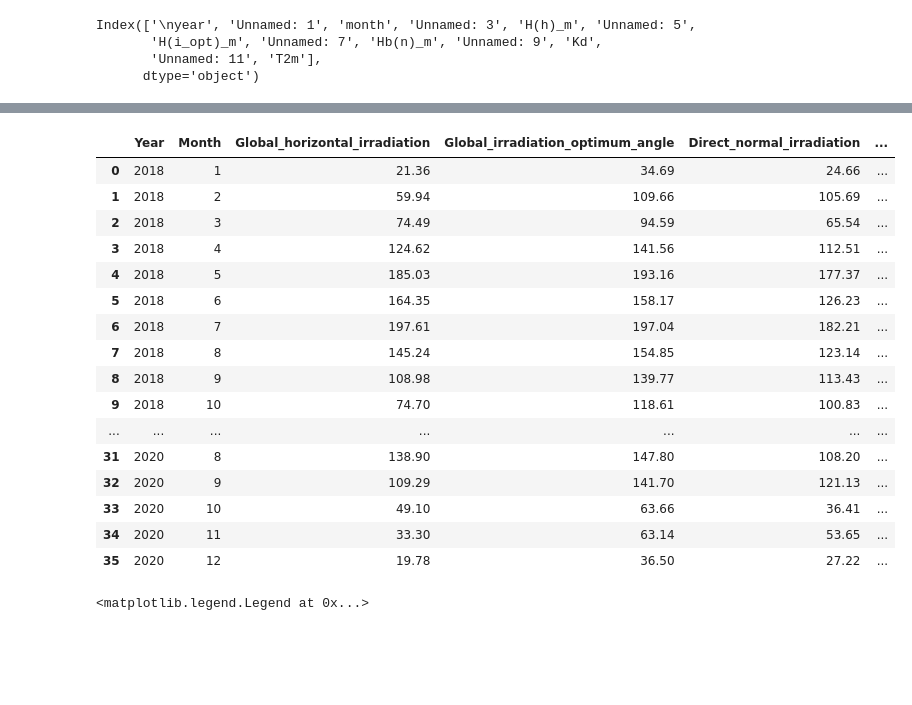
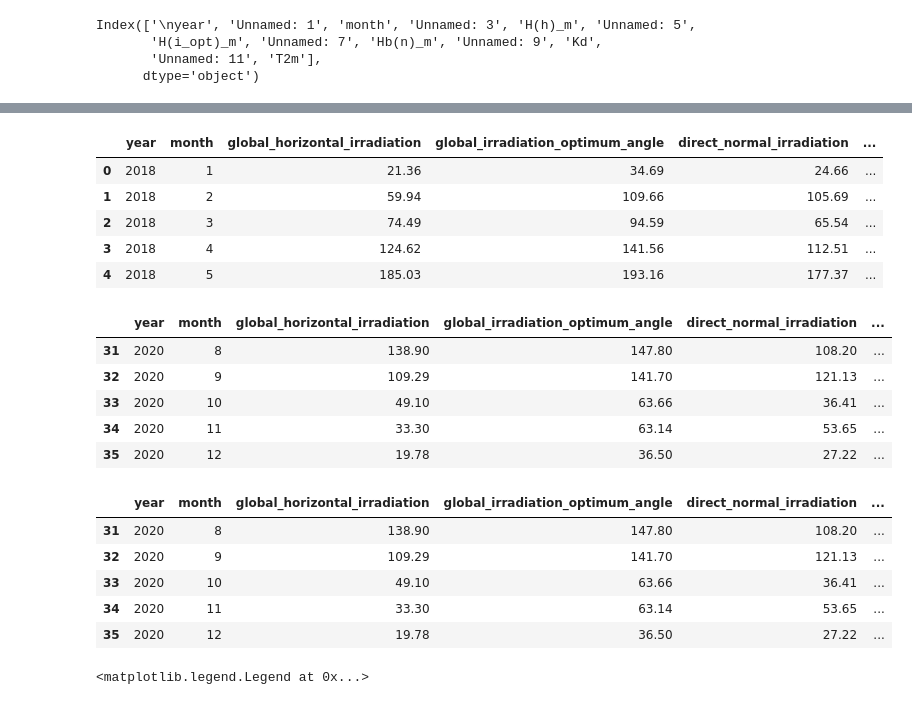
Before and after one commit to PalaDean/PortfolioProjects, a Jupyter notebook: Solar thermal for residential buildings.ipynb, the cells around one changed output, grey strips where cells are left out. Saved outputs shown, nothing was run; the diff lists cells and outputs as text; code cells hidden in the pictures; blank space fills up the shorter version.

```diff
--- a/Solar thermal for residential buildings.ipynb
+++ b/Solar thermal for residential buildings.ipynb
@@ -58,10 +50,11 @@ brussels_df
 # %%
-brussels_df = brussels_df.rename(columns = {'\nyear' : 'Year',
-                                            'month' : 'Month',
-                                            'H(h)_m' : 'Global_horizontal_irradiation',
-                                            'H(i_opt)_m' : 'Global_irradiation_optimum_angle',
-                                            'Hb(n)_m' : 'Direct_normal_irradiation',
-                                            'Kd' : 'Diffuse_Global_ratio',
-                                            'T2m' : 'Outdoor_temperature'
+brussels_df = brussels_df.rename(columns = {'\nyear' : 'year',
+                                            'month' : 'month',
+                                            'H(h)_m' : 'global_horizontal_irradiation',
+                                            'H(i_opt)_m' : 'global_irradiation_optimum_angle',
+                                            'Hb(n)_m' : 'direct_normal_irradiation',
+                                            'Kd' : 'diffuse_global_ratio',
+                                            'T2m' : 'outdoor_temperature'
                                            }
                                 )
+brussels_df.head()
@@ -89,4 +68,5 @@ brussels_df
 # %%
-brussels_df['Year'] = brussels_df['Year'].str.replace('\n', '', regex=False)
+brussels_df['year'] = brussels_df['year'].str.replace('\n', '', regex=False)
+brussels_df = brussels_df[:36]
 brussels_df
 # %% [output]
@@ -129,9 +109,9 @@ def month_converter(month):
     months = ['Jan', 'Feb', 'Mar', 'Apr', 'May', 'Jun', 'Jul', 'Aug', 'Sep', 'Oct', 'Nov', 'Dec']
     return months.index(month) + 1
 # %%
-brussels_df['Month'] = brussels_df['Month'].apply(month_converter)
+brussels_df['month'] = brussels_df['month'].apply(month_converter)
 # %%
-brussels_df['Year'] = pd.to_numeric(brussels_df['Year'])
+brussels_df['year'] = pd.to_numeric(brussels_df['year'])
 # %%
 brussels_df.info()
 # %% [output]
@@ -150,26 +130,47 @@ Data columns (total 7 columns):
 dtypes: float64(5), int64(2)
 memory usage: 2.1 KB
 # %%
-brussels_df['Date'] = pd.to_datetime(brussels_df[['Year', 'Month']].assign(day=1))
-brussels_df
+brussels_df['date'] = pd.to_datetime(brussels_df[['year', 'month']].assign(day=1)).dt.date
+brussels_df.head()
 # %% [output]
-|  | Year | Month | Global_horizontal_irradiation | Global_irradiation_optimum_angle | Direct_normal_irradiation | ... |
+|  | year | month | global_horizontal_irradiation | global_irradiation_optimum_angle | direct_normal_irradiation | ... |
 | 0 | 2018 | 1 | 21.36 | 34.69 | 24.66 | ... |
 | 1 | 2018 | 2 | 59.94 | 109.66 | 105.69 | ... |
 | 2 | 2018 | 3 | 74.49 | 94.59 | 65.54 | ... |
 | 3 | 2018 | 4 | 124.62 | 141.56 | 112.51 | ... |
 | 4 | 2018 | 5 | 185.03 | 193.16 | 177.37 | ... |
-| 5 | 2018 | 6 | 164.35 | 158.17 | 126.23 | ... |
-| 6 | 2018 | 7 | 197.61 | 197.04 | 182.21 | ... |
-| 7 | 2018 | 8 | 145.24 | 154.85 | 123.14 | ... |
-| 8 | 2018 | 9 | 108.98 | 139.77 | 113.43 | ... |
-| 9 | 2018 | 10 | 74.70 | 118.61 | 100.83 | ... |
-| ... | ... | ... | ... | ... | ... | ... |
-| 31 | 2020 | 8 | 138.90 | 147.80 | 108.20 | ... |
-| 32 | 2020 | 9 | 109.29 | 141.70 | 121.13 | ... |
-| 33 | 2020 | 10 | 49.10 | 63.66 | 36.41 | ... |
-| 34 | 2020 | 11 | 33.30 | 63.14 | 53.65 | ... |
-| 35 | 2020 | 12 | 19.78 | 36.50 | 27.22 | ... |
+# %%
+diff = brussels_df['date'].diff(periods=-1).dt.days.abs()
+diff[35] = 31               #initially NaN for the last month value, place 31 for december
+
+brussels_df['calendar_days'] = diff
+brussels_df.tail()
+# %% [output]
+|  | year | month | global_horizontal_irradiation | global_irradiation_optimum_angle | direct_normal_irradiation | ... |
+| 31 | 2020 | 8 | 138.90 | 147.80 | 108.20 | ... |
+| 32 | 2020 | 9 | 109.29 | 141.70 | 121.13 | ... |
+| 33 | 2020 | 10 | 49.10 | 63.66 | 36.41 | ... |
+| 34 | 2020 | 11 | 33.30 | 63.14 | 53.65 | ... |
+| 35 | 2020 | 12 | 19.78 | 36.50 | 27.22 | ... |
+# %%
+datelist = [date for date in brussels_df['date']]       #use list to avoid chain indexing
+bus_days = [np.busday_count(datelist[i],
+                            datelist[i+1]
+                            ) for i in range(len(datelist)-1
+                                            )
+            ]
+
+bus_days.append(bus_days[(35-12)])      #this code is for the last month december 2020 , copying the number of business days of december 2019
+
+brussels_df['business_days'] = bus_days
+brussels_df.tail()
+# %% [output]
+|  | year | month | global_horizontal_irradiation | global_irradiation_optimum_angle | direct_normal_irradiation | ... |
+| 31 | 2020 | 8 | 138.90 | 147.80 | 108.20 | ... |
+| 32 | 2020 | 9 | 109.29 | 141.70 | 121.13 | ... |
+| 33 | 2020 | 10 | 49.10 | 63.66 | 36.41 | ... |
+| 34 | 2020 | 11 | 33.30 | 63.14 | 53.65 | ... |
+| 35 | 2020 | 12 | 19.78 | 36.50 | 27.22 | ... |
 # %%
 sns.set_theme(style="darkgrid")
 
```
Also changed, not shown: parts of 27 cells of this notebook, 1 other file.
